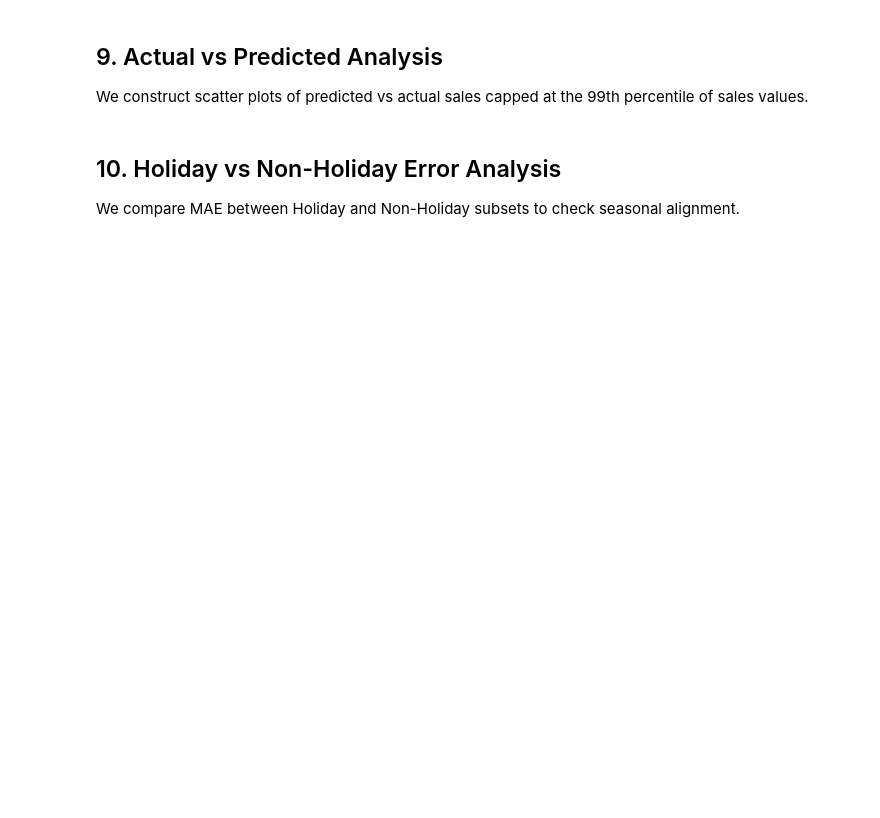
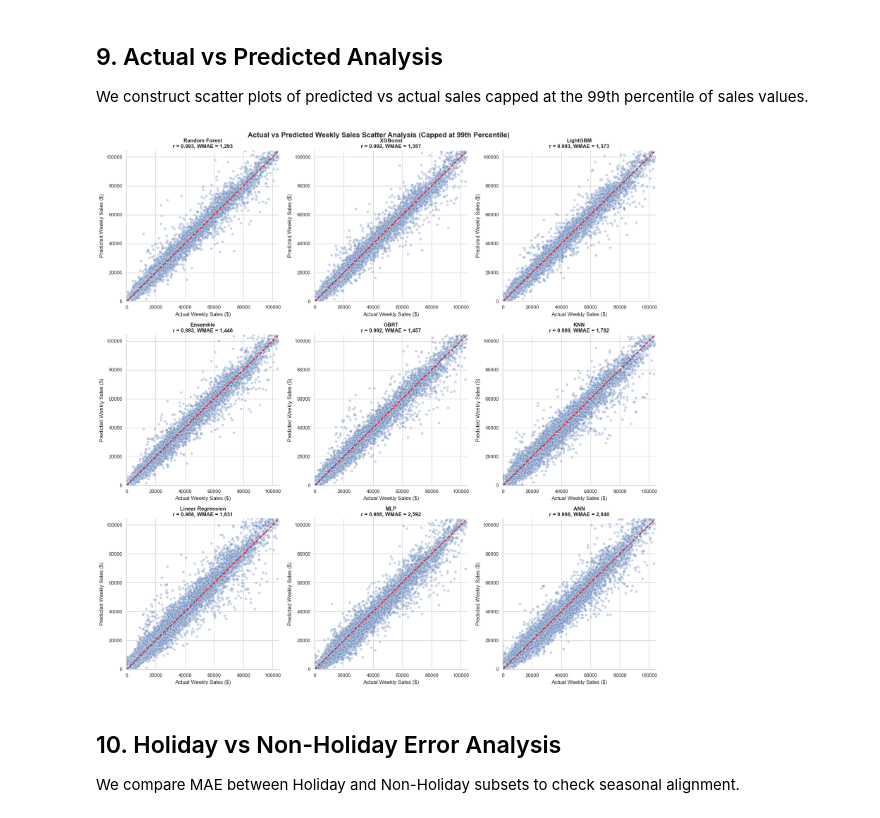
Before and after one commit to RahulN25/sales-forecasting-inventory-optimization, a Jupyter notebook: notebooks/07_machine_learning_models.ipynb, the cells around one changed output. Drawn from its saved outputs; the diff is of its cells as text; code cells hidden in the pictures; blank space fills up the shorter version.

Commit message:
Fix LightGBM access violation error on Windows, add standalone ML pipeline script, and execute notebooks/07_machine_learning_models.ipynb successfully

```diff
--- a/notebooks/07_machine_learning_models.ipynb
+++ b/notebooks/07_machine_learning_models.ipynb
@@ -153,0 +113,29 @@ for name, forecast_func in models.items():
+# %%
+pred_path = Path("../results/ml_predictions.csv")
+metrics_path = Path("../results/ml_metrics.json")
+
+if not pred_path.exists() or not metrics_path.exists():
+    print("Pre-calculated results not found. Running training script in standalone process...")
+    script_path = Path("../src/train_ml_models.py").resolve()
+    result = subprocess.run([sys.executable, str(script_path)], capture_output=True, text=True)
+    print(result.stdout)
+    if result.returncode != 0:
+        raise RuntimeError(f"Error executing training pipeline: {result.stderr}")
+else:
+    print("Loading pre-calculated machine learning predictions and metrics...")
+
+val_df = pd.read_csv(pred_path)
+val_df["Date"] = pd.to_datetime(val_df["Date"])
+y_val = val_df["Weekly_Sales"]
+
+with open(metrics_path, "r") as f:
+    metrics_dict = json.load(f)
+
+# Build model metrics DataFrame
+metrics_list = []
+for model_name, info in metrics_dict.items():
+    info["Model"] = model_name
+    metrics_list.append(info)
+metrics_df = pd.DataFrame(metrics_list)
+
+print("Loaded metrics successfully!")
@@ -156,7 +147,8 @@ for name, forecast_func in models.items():
 
 We assert that there are no missing predictions across the forecast outputs.
 # %%
-prediction_cols = [f"{name}_Pred" for name in models.keys()]
+model_names = list(metrics_dict.keys())
+prediction_cols = [f"{name}_Pred" for name in model_names]
 
 print("--- Prediction coverage check ---")
 for col in prediction_cols:
@@ -170,4 +173,3 @@ We compile error metrics across all models and display them in a ranked summary
 # %%
-metrics_df = pd.DataFrame(metrics_list)[["Model", "WMAE", "MAE", "RMSE", "MAPE", "sMAPE", "Runtime (s)"]]
-metrics_df = metrics_df.sort_values("WMAE").reset_index(drop=True)
-display(metrics_df)
+metrics_df_display = metrics_df[["Model", "WMAE", "MAE", "RMSE", "MAPE", "sMAPE", "Runtime (s)"]]
+display(metrics_df_display)
@@ -225,31 +242,33 @@ We construct scatter plots of predicted vs actual sales capped at the 99th perce
 # %%
 fig, axes = plt.subplots(3, 3, figsize=(18, 18))
 axes = axes.flatten()
 
 plot_limit = max(
     val_df["Weekly_Sales"].quantile(0.99),
-    val_df[[f"{name}_Pred" for name in models.keys()]].quantile(0.99).max()
+    val_df[prediction_cols].quantile(0.99).max()
 )
 
-for idx, name in enumerate(models.keys()):
+for idx, name in enumerate(model_names):
     col_name = f"{name}_Pred"
     ax = axes[idx]
 
     ax.scatter(val_df["Weekly_Sales"], val_df[col_name], alpha=0.3, color="#4c72b0", edgecolors="w")
     ax.plot([0, plot_limit], [0, plot_limit], color="red", linestyle="--", linewidth=2)
     ax.set_xlim(0, plot_limit)
     ax.set_ylim(0, plot_limit)
 
     corr = val_df["Weekly_Sales"].corr(val_df[col_name])
     model_wmae = metrics_df.set_index("Model").loc[name, "WMAE"]
 
     ax.set_title(f"{name}\nr = {corr:.3f}, WMAE = {model_wmae:,.0f}", fontsize=12, fontweight="bold")
     ax.set_xlabel("Actual Weekly Sales ($)")
     ax.set_ylabel("Predicted Weekly Sales ($)")
 
 plt.suptitle("Actual vs Predicted Weekly Sales Scatter Analysis (Capped at 99th Percentile)", fontsize=16, fontweight="bold")
 plt.tight_layout()
 plt.show()
+# %% [output]
+[figure, added]
 # %% [markdown]
 ## 10. Holiday vs Non-Holiday Error Analysis
 
```
Also changed, not shown: parts of 22 cells of this notebook, 5 other files.
